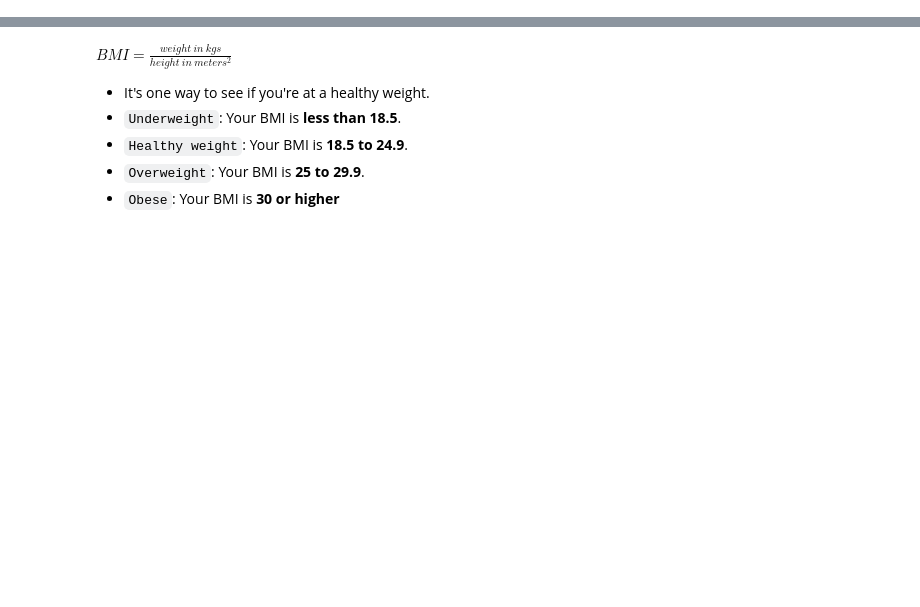
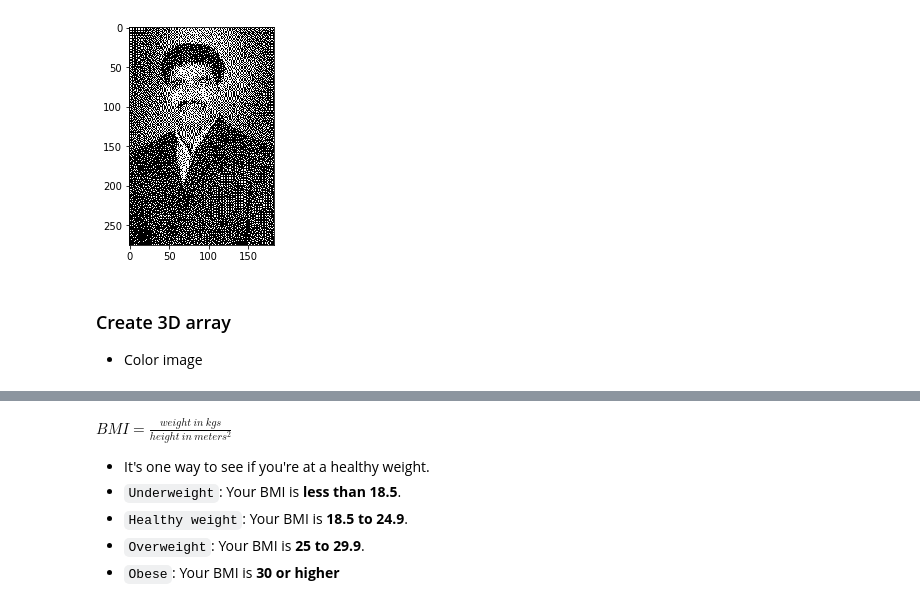
Before and after one commit to rritec/Data-Analysis, a Jupyter notebook: DS01_01_Numpy package.ipynb, the cells around one changed output, grey strips where cells are left out. Saved outputs shown, nothing was run; the diff lists cells and outputs as text; code cells hidden in the pictures; blank space fills up the shorter version.

```diff
--- a/DS01_01_Numpy package.ipynb
+++ b/DS01_01_Numpy package.ipynb
@@ -17,0 +224,17 @@
+# %%
+#create array with 0(flase) and 1(True)
+for i in range(len(A)):
+    for j in range(len(A[i])):
+        if A[i][j]==True:
+            new_A[i][j]=0
+        else:
+            new_A[i][j]=1
+# %%
+import matplotlib.pyplot as plt
+plt.imshow(new_A,cmap="Greys")
+plt.show()
+# %% [output]
+[figure, added]
+# %% [markdown]
+### Create 3D array
+- Color image
```
Also changed, not shown: parts of 109 cells of this notebook, 10 other files.
